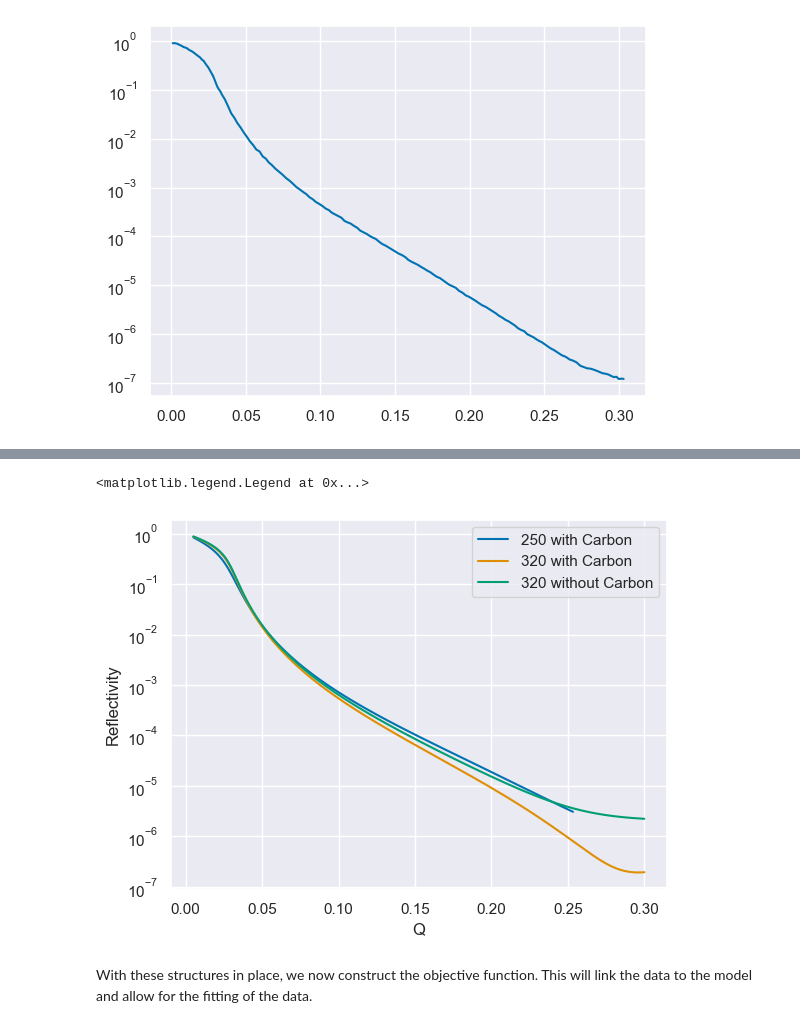
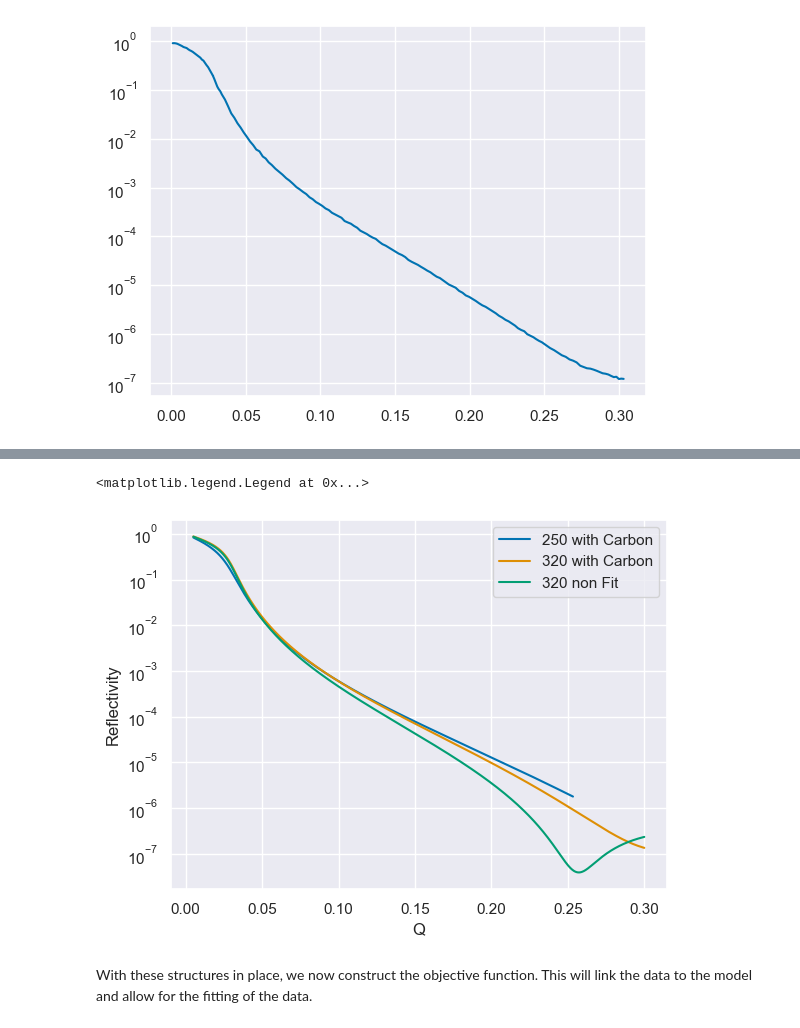
Before and after one commit to WSU-Carbon-Lab/pyref, a Jupyter notebook: src/BareSiFitting.ipynb, the cells around one changed output, grey strips where cells are left out. Cells and saved outputs as stored; diff of their text form; code cells hidden in the pictures.

```diff
--- a/src/BareSiFitting.ipynb
+++ b/src/BareSiFitting.ipynb
@@ -29,9 +29,10 @@ By inspection there are 4 points in the low angle double reflection regiem, and
 To start off with, we need a way to determine the thickness of silocon oxide present before deposition of the ZnPc. Thus we start by loading in the bare silicon data and fitting it to a model of just silicon and silicon oxide.
 # %%
 d_path = r"C:\Users\Harlan Heilman\Washington State University (email.wsu.edu)\Carbon Lab Research Group - Documents\Harlan Heilman\.refl\data"
+d_path_l = r"C:\Users\hduva\Washington State University (email.wsu.edu)\Carbon Lab Research Group - Documents\Harlan Heilman\.refl\data"
 
-bareSi_250_masked = pd.read_csv(d_path+r"\bareSi_250_masked.csv", index_col=0)
-bareSi_320 = pd.read_csv(d_path+r"\bareSi_320.csv", index_col=0)
+bareSi_250_masked = pd.read_csv(d_path_l+r"\bareSi_250_masked.csv", index_col=0)
+bareSi_320 = pd.read_csv(d_path_l+r"\bareSi_320.csv", index_col=0)
 
 bareSi_250_masked.plot(x = "Q", y = "Refl", logy=True)
 bareSi_320.plot(x = "Q", y = "Refl", logy=True)
@@ -79,24 +96,24 @@ We will start by allowing the density of Carbon to vary from the standard densit
 en1 = 250 # eV
 en2 = 320 # eV
 
-
 si = PXR_MaterialSLD("Si", 2.33, name="Si") # substrate
 vacuum = PXR_MaterialSLD("", 1, name="Vacuum") # Superstrate
 sio21 = PXR_MaterialSLD("SiO2", 2.28, name="SiO21") # surface oxide
-n_gunk_1 = 0.003 + 0.002j
+n_gunk_1 = 0.003 + 0.002j #
 carbon1 = PXR_SLD(n_gunk_1, symmetry="iso", name="Carbon1") # surface carbon
 
 sio22 = PXR_MaterialSLD("SiO2", 2.28, name="SiO22") # surface oxide
-n_gunk_2 = 0.003 + 0.002j
+n_gunk_2 = 0.003 + 0.001j
 carbon2 = PXR_SLD(n_gunk_2, symmetry="iso", name="Carbon2") # surface carbon
 
 
-si_slab = si(0, 0.5)
+si_slab = si(0, 2)
 
-sio2_slab_en1 = sio21(10, 3)
-carbon_slab_en1 = carbon1(2,1)
-sio2_slab_en2 = sio22(10, 3)
-carbon_slab_en2 = carbon2(2,1)
+sio2_slab_en1 = sio21(10, 2)
+carbon_slab_en1 = carbon1(6,4)
+
+sio2_slab_en2 = sio22(10, 2)
+carbon_slab_en2 = carbon2(6,4)
 
 structure1 = vacuum | carbon_slab_en1 | sio2_slab_en1 | si_slab
 structure2 = vacuum | carbon_slab_en2 | sio2_slab_en2 | si_slab
@@ -111,22 +128,23 @@ structure2.plot()
 # %%
 model_1 = PXR_ReflectModel(structure1, energy=en1, pol = "s", name="model1")
 model_2 = PXR_ReflectModel(structure2, energy=en2, pol = "s", name="model2")
 model_3 = PXR_ReflectModel(structure1, energy=en2, pol = "s", name="model3")
+
 obj_1 = Objective(model_1, bareSi_250_masked_dataset, transform=Transform("logY"))
 obj_2 = Objective(model_2, bareSi_320_dataset, transform=Transform("logY"))
 obj_3 = Objective(model_3, bareSi_320_dataset, transform=Transform("logY"))
 
 q = np.linspace(0.005, 0.3, 1000)
 plt.plot(q, model_1(q), label="250 with Carbon")
 plt.plot(q, model_2(q), label="320 with Carbon")
-plt.plot(q, model_3(q), label="320 without Carbon")
+plt.plot(q, model_3(q), label="320 non Fit")
 plt.yscale("log")
 plt.ylabel("Reflectivity")
 plt.xlabel("Q")
 plt.legend()
 # %% [output]
 <matplotlib.legend.Legend at 0x...>
-[figure, old version]
+[figure, new version]
 # %% [markdown]
 With these structures in place, we now construct the objective function. This will link the data to the model and allow for the fitting of the data.
 # %% [markdown]
```
Also changed, not shown: parts of 25 cells of this notebook.
